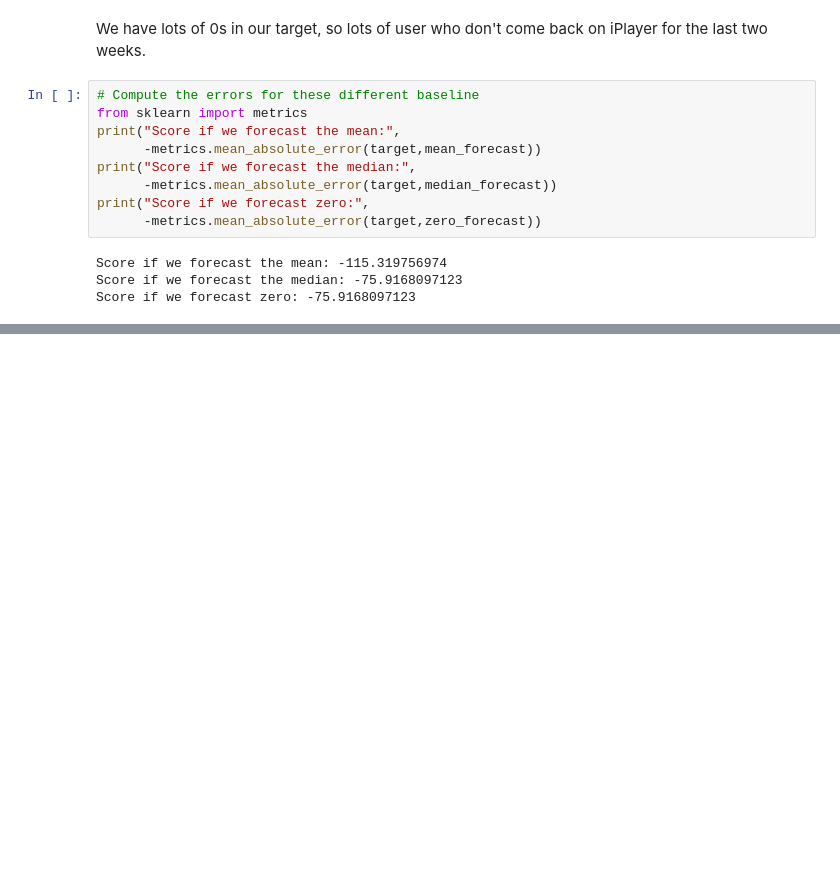
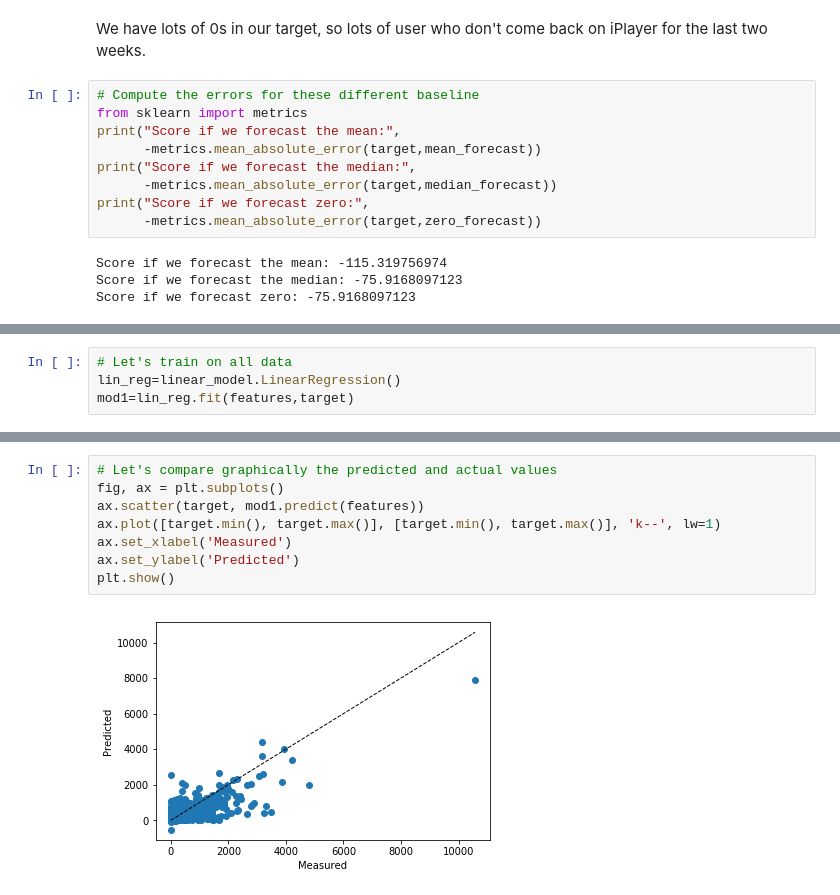
Before and after one commit to bbc/datalab-ml-training, a Jupyter notebook: iPlayerForecast_course4.ipynb, the cells around one changed output, grey strips where cells are left out. Drawn from its saved outputs; the diff is of its cells as text; blank space fills up the shorter version.

```diff
--- a/iPlayerForecast_course4.ipynb
+++ b/iPlayerForecast_course4.ipynb
@@ -87,0 +130,4 @@ Score if we forecast zero: -75.9168097123
+# %%
+# Let's train on all data
+lin_reg=linear_model.LinearRegression()
+mod1=lin_reg.fit(features,target)
@@ -87,0 +140,10 @@ Score if we forecast zero: -75.9168097123
+# %%
+# Let's compare graphically the predicted and actual values
+fig, ax = plt.subplots()
+ax.scatter(target, mod1.predict(features))
+ax.plot([target.min(), target.max()], [target.min(), target.max()], 'k--', lw=1)
+ax.set_xlabel('Measured')
+ax.set_ylabel('Predicted')
+plt.show()
+# %% [output]
+[figure, added]
```
Also changed, not shown: parts of 25 cells of this notebook.
